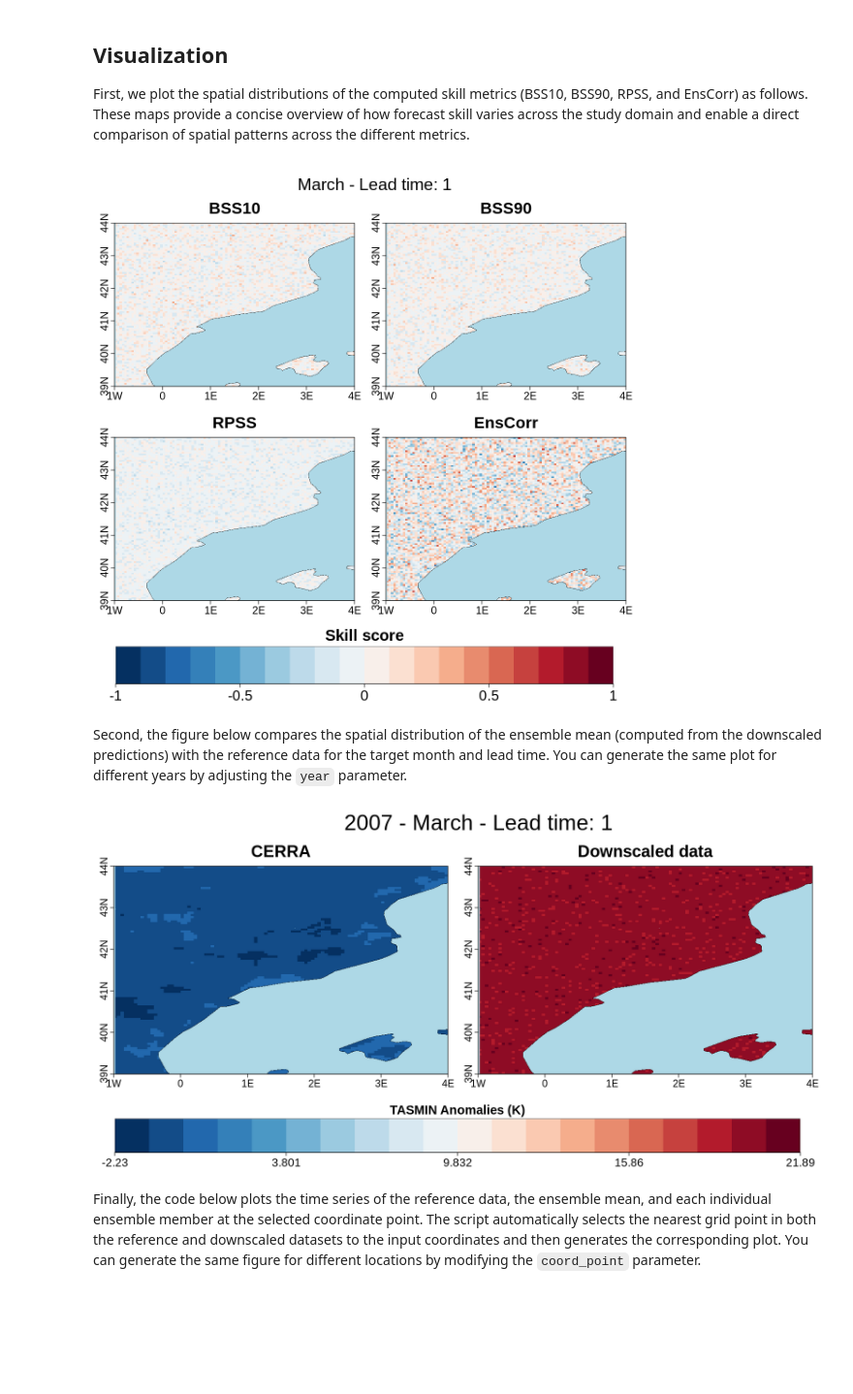
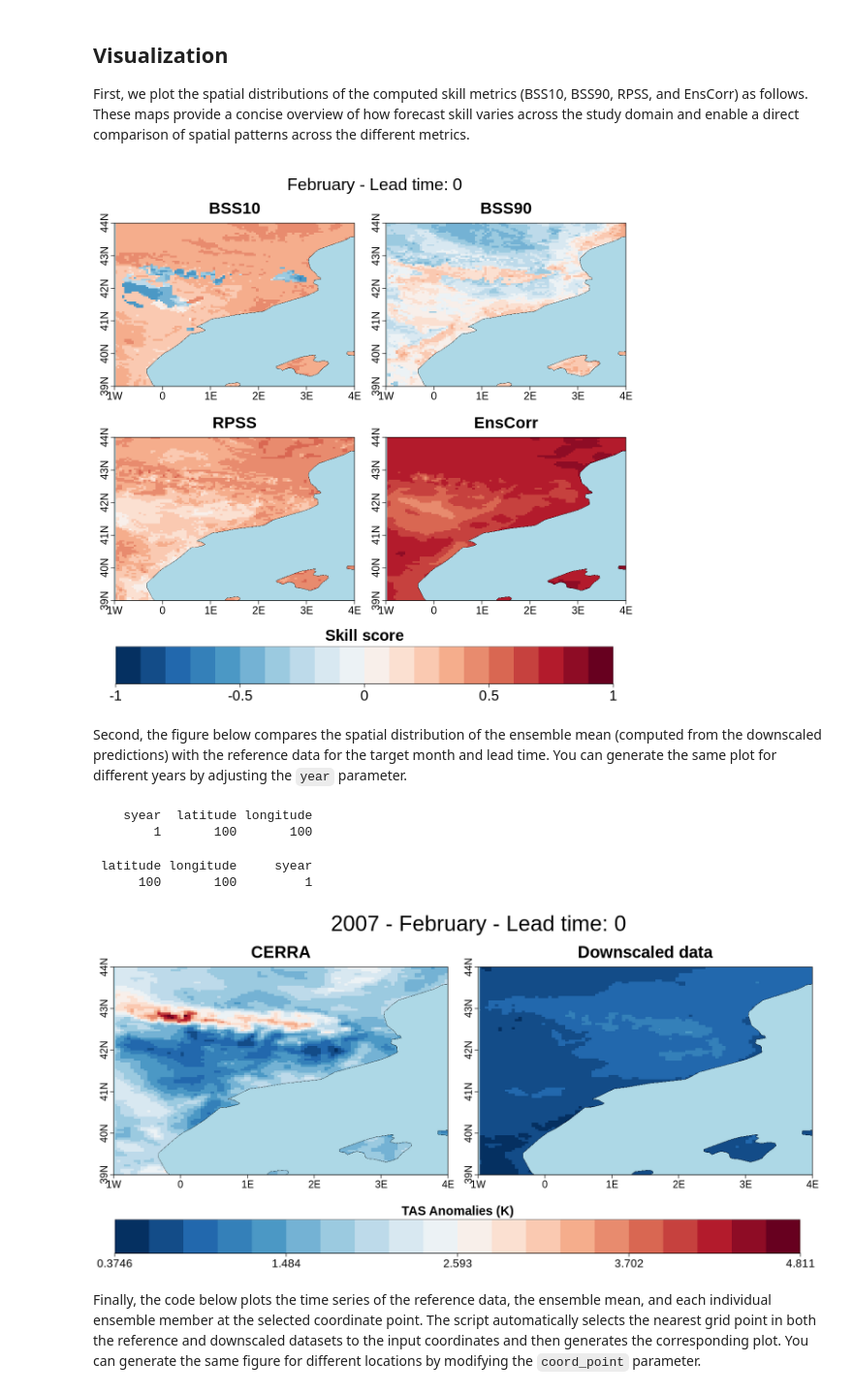
Before and after one commit to impetus4change/T31-ESD-hub, a Jupyter notebook: seasonal/Seasonal_ESD.ipynb, the cells around one changed output. Shown at 97% size. Cells and saved outputs as stored; diff of their text form; code cells hidden in the pictures; blank space fills up the shorter version.

Commit message:
cdo problem has been solved (I think temporarily)

```diff
--- a/seasonal/Seasonal_ESD.ipynb
+++ b/seasonal/Seasonal_ESD.ipynb
@@ -65,7 +66,7 @@ Warning message in Sys.setlocale("LC_ALL", "en_GB.UTF-8"):
     * Paris
     * Prague
 # %%
-var <- "tasmin"
+var <- "tas"
 dwn_type <- "analogs"
 freq <- "daily"
 int_method <- NULL
@@ -73,8 +74,8 @@ bc_method <- NULL
 lr_method <- NULL
 log_reg_method <- NULL
 nanalogs <- 1
-target_month <- 3
-lt <- 1
+target_month <- 2
+lt <- 0
 demon <- "Catalonia"
 # %% [markdown]
 ## Data Loading
@@ -231,12 +246,5 @@ ERROR: Error in CDORemap(data_array = exp, lats = lats, lons = lons, grid = targ
 # %% [markdown]
 ## Skill Calculation
-# %%
-#temporary cell until CDO problem is solved:
-downscaled_data <- data
-downscaled_data$hcst <-  data$obs
-downscaled_data$hcst$data <-  rnorm(length(data$obs$data)*25, 20, 10 )
-dim(downscaled_data$hcst$data) <- c(dim(data$obs$data)[-9], 25)
-names(dim(downscaled_data$hcst$data))[9] <- "ensemble"
 # %% [markdown]
 #### Four different skill values are calculated:
 
@@ -277,9 +284,9 @@ s2dv::PlotLayout(fun = PlotEquiMap,
                  toptitle = paste0(month.name[target_month],  " - Lead time: ", lt),
                  title_margin_scale = .4,
                  plot_dims = c('latitude', 'longitude'),
-                 var = list(skill_values$bss10, skill_values$bss90, skill_values$rpss, skill_values$enscorr),
-                 lat = downscaled_data$hcst$coords$lat,
-                 lon = downscaled_data$hcst$coords$lon,
+                 var = list(skill_values$bss10[,,1], skill_values$bss90[,,1], skill_values$rpss[,,1], skill_values$enscorr[,,1]),
+                 lat = downscaled_data$hcst$coords$latitude,
+                 lon = downscaled_data$hcst$coords$longitude,
                  filled.continents = FALSE,
                  filled.ocean = TRUE,
                  intylat = 1, intxlon = 1,
@@ -290,34 +297,40 @@ s2dv::PlotLayout(fun = PlotEquiMap,
                  bar_label_scale = 1.75, units_scale = 1.75, bar_scale = 1, subplot_titles_scale = 1.35, axes_label_scale = 1.35, title_scale = .75
 )
 # %% [output]
-[figure, old version]
+[figure, new version]
 # %% [markdown]
 Second, the figure below compares the spatial distribution of the ensemble mean (computed from the downscaled predictions) with the reference data for the target month and lead time. You can generate the same plot for different years by adjusting the `year` parameter.
 # %%
 year <- 2007 # Year to be plotted
 obs <- ClimProjDiags::Subset(downscaled_data$obs$data, along = "syear", indices = year - 1993 + 1, drop = "non-selected") # 1993 is the starting year of the analysis
 downscaled <- ClimProjDiags::Subset(downscaled_data$hcst$data, along = "syear", indices = year - 1993 + 1, drop = "non-selected") # 1993 is the starting year of the analysis
 downscaled <- CSIndicators::PeriodMean(downscaled,
                                        time_dim = "ensemble", na.rm = TRUE) # ensemble mean of the downscaled data for the selected year
 
+dim(obs)
+dim(downscaled)
 #plot
 options(repr.plot.width = 14, repr.plot.height = 7)  # inch
 s2dv::PlotLayout(PlotEquiMap,
                  plot_dims = c('latitude', 'longitude'),
-                 var = list(obs, downscaled),
+                 var = list(drop(obs), drop(downscaled)),
                  lat = downscaled_data$hcst$coords$lat,
                  lon = downscaled_data$hcst$coords$lon,
                  filled.continents = FALSE,
                  filled.ocean = TRUE,
                  intylat = 1, intxlon = 1,
                  titles = c("CERRA", "Downscaled data"),
                  toptitle = paste0(year, " - ", month.name[target_month],  " - Lead time: ", lt),
                  units = paste0(toupper(var), " Anomalies (", downscaled_data$hcst$attrs$Variable$metadata[[var]]$units, ")"),
                  ncol = 2,
                  bar_label_scale = 1.45, units_scale = 1.45, bar_scale = 1.5, subplot_titles_scale = 1.45, axes_label_scale = 1.35
                 )
 # %% [output]
+    syear  latitude longitude
+        1       100       100
+ latitude longitude     syear
+      100       100         1
-[figure, old version]
+[figure, new version]
 # %% [markdown]
 Finally, the code below plots the time series of the reference data, the ensemble mean, and each individual ensemble member at the selected coordinate point. The script automatically selects the nearest grid point in both the reference and downscaled datasets to the input coordinates and then generates the corresponding plot. You can generate the same figure for different locations by modifying the `coord_point` parameter.
 # %%
```
Also changed, not shown: parts of 8 cells of this notebook.
